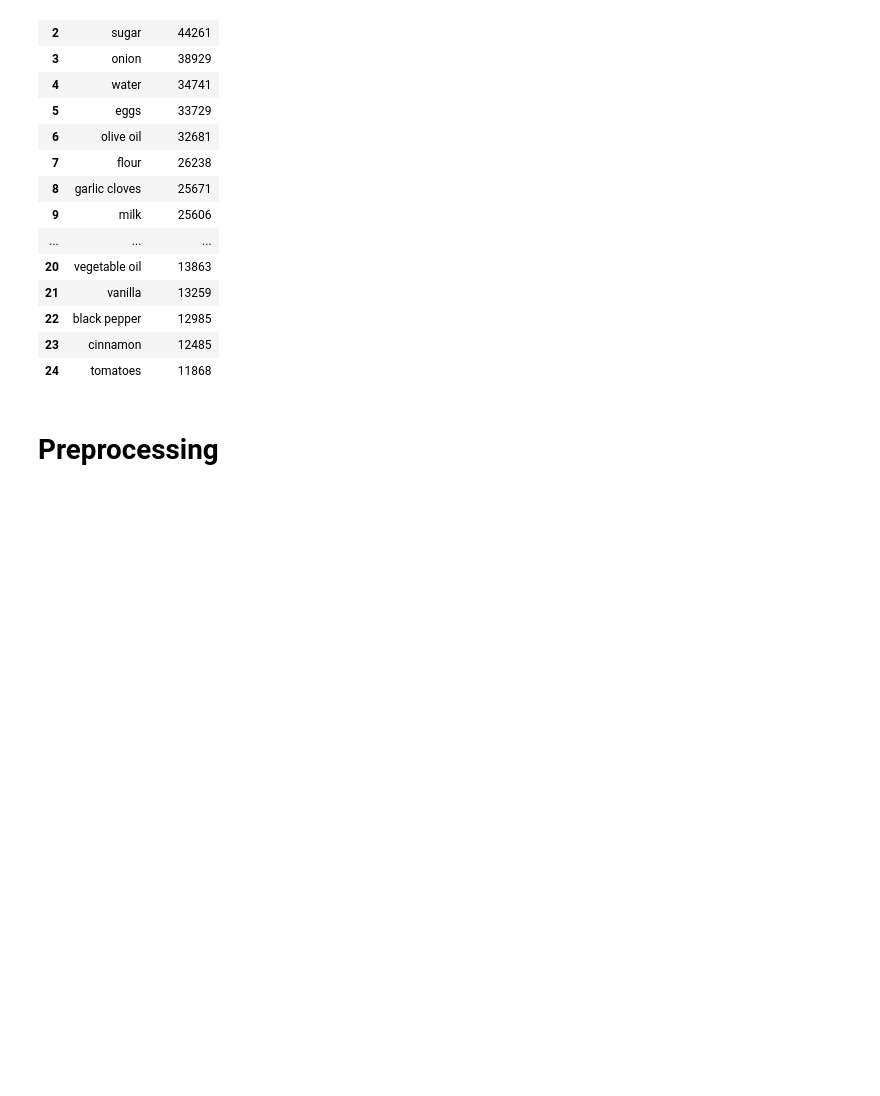
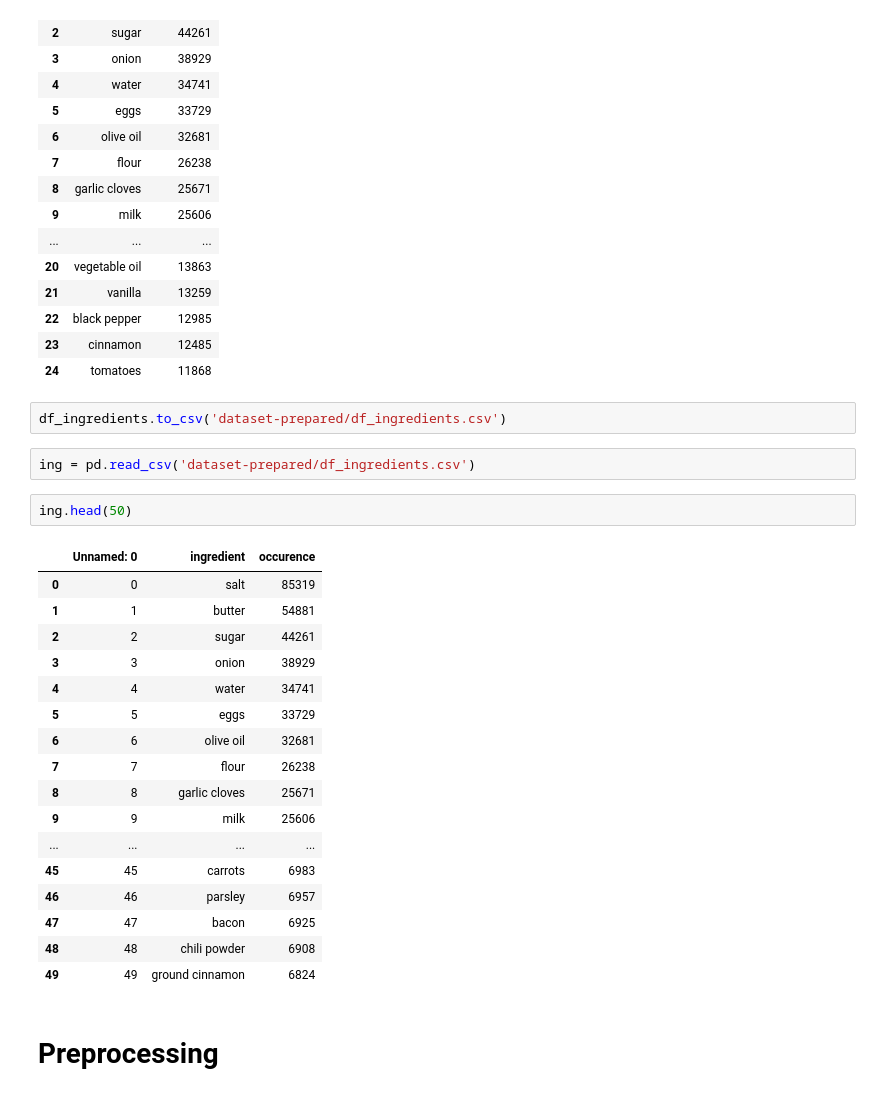
Before and after one commit to nataschaberg/recipes-pred, a Jupyter notebook: data-analysis/Food_dataset_analysis_preprocessing.ipynb, the cells around one changed output. Cells and saved outputs as stored; diff of their text form; blank space fills up the shorter version.

```diff
--- a/Food_dataset_analysis_preprocessing.ipynb
+++ b/data-analysis/Food_dataset_analysis_preprocessing.ipynb
@@ -417,6 +417,30 @@ df_ingredients.head(25)
 | 22 | black pepper | 12985 |
 | 23 | cinnamon | 12485 |
 | 24 | tomatoes | 11868 |
+# %%
+df_ingredients.to_csv('dataset-prepared/df_ingredients.csv')
+# %%
+ing = pd.read_csv('dataset-prepared/df_ingredients.csv')
+# %%
+ing.head(50)
+# %% [output]
+|  | Unnamed: 0 | ingredient | occurence |
+| 0 | 0 | salt | 85319 |
+| 1 | 1 | butter | 54881 |
+| 2 | 2 | sugar | 44261 |
+| 3 | 3 | onion | 38929 |
+| 4 | 4 | water | 34741 |
+| 5 | 5 | eggs | 33729 |
+| 6 | 6 | olive oil | 32681 |
+| 7 | 7 | flour | 26238 |
+| 8 | 8 | garlic cloves | 25671 |
+| 9 | 9 | milk | 25606 |
+| ... | ... | ... | ... |
+| 45 | 45 | carrots | 6983 |
+| 46 | 46 | parsley | 6957 |
+| 47 | 47 | bacon | 6925 |
+| 48 | 48 | chili powder | 6908 |
+| 49 | 49 | ground cinnamon | 6824 |
 # %% [markdown]
 # Preprocessing
 # %%
```
Also changed, not shown: parts of 13 cells of this notebook.
